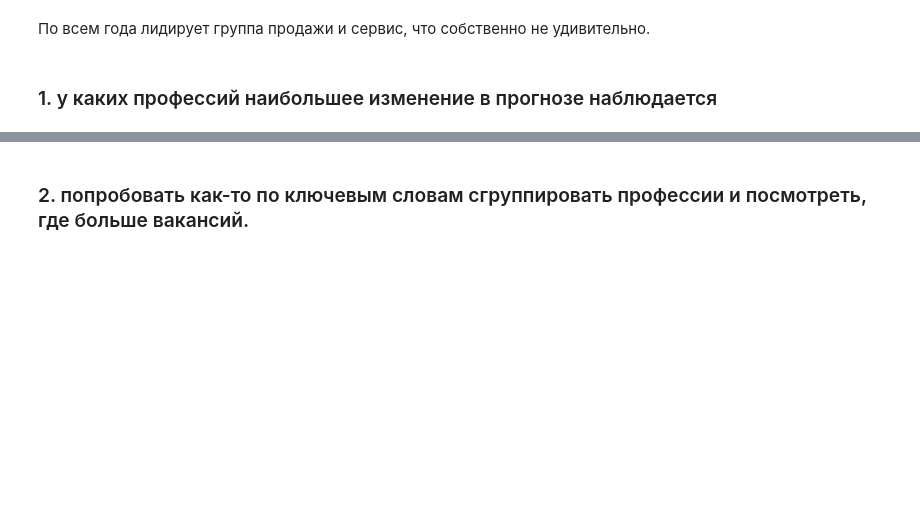
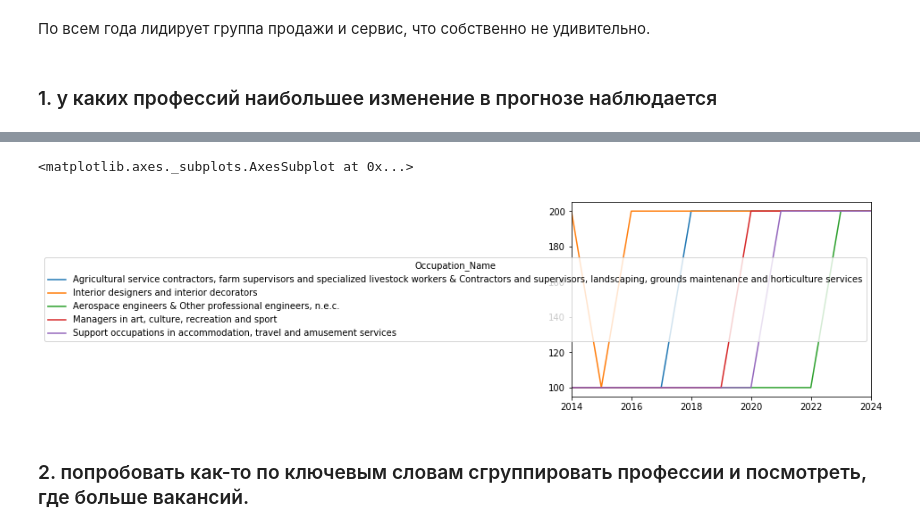
Before and after one commit to livestalker-archive/python-17, a Jupyter notebook: hw8/hw8.ipynb, the cells around one changed output, grey strips where cells are left out. Cells and saved outputs as stored; diff of their text form; code cells hidden in the pictures; blank space fills up the shorter version.

```diff
--- a/hw8/hw8.ipynb
+++ b/hw8/hw8.ipynb
@@ -257,2 +290,8 @@ Index([u'Management Occupations',
+# %%
+max_idx = max_data.iloc[4:].head(5).index
+data.loc[max_idx].T.plot()
+# %% [output]
+<matplotlib.axes._subplots.AxesSubplot at 0x...>
+[figure, added]
 # %% [markdown]
 ### 2. попробовать как-то по ключевым словам сгруппировать профессии и посмотреть, где больше вакансий. ###
```
Also changed, not shown: parts of 10 cells of this notebook.
